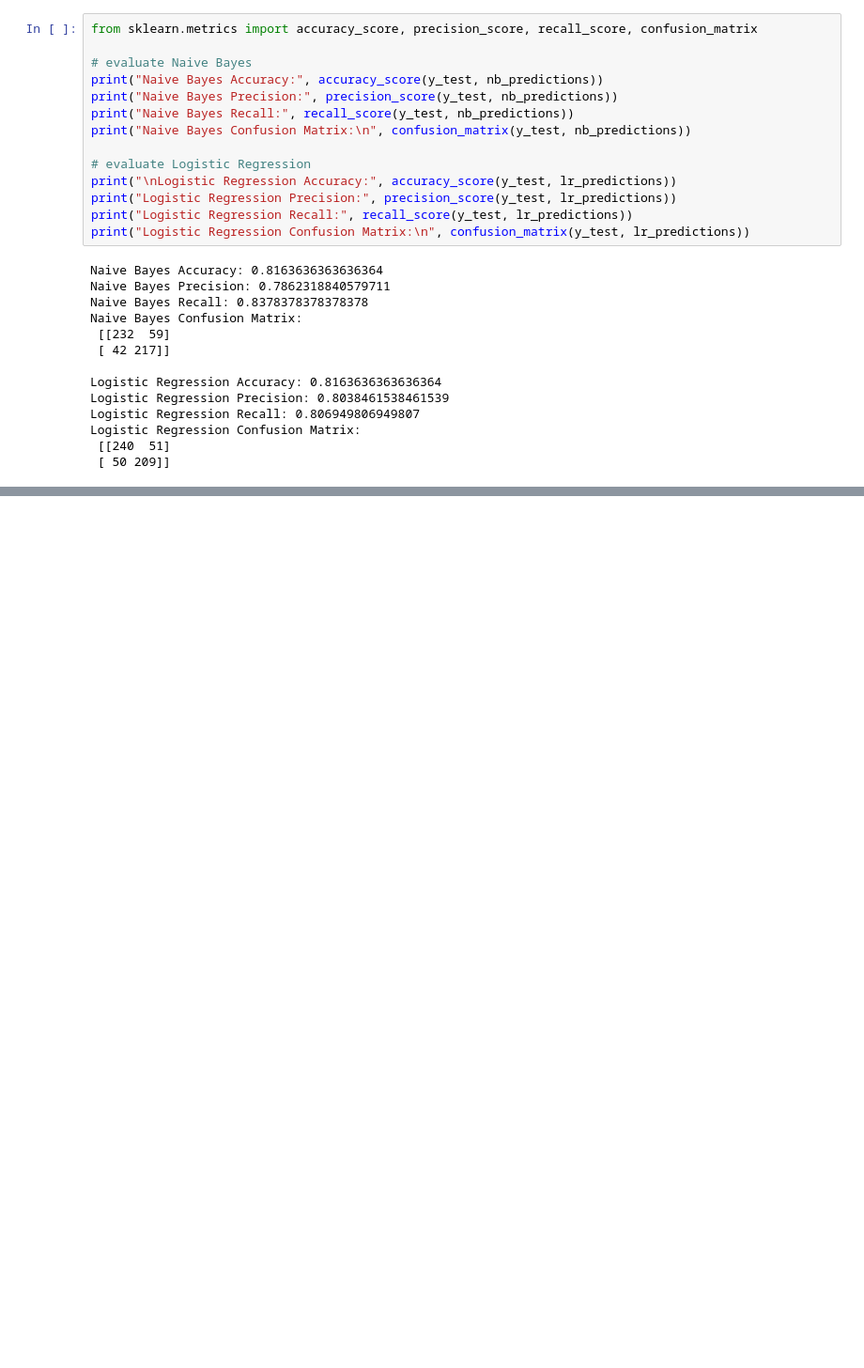
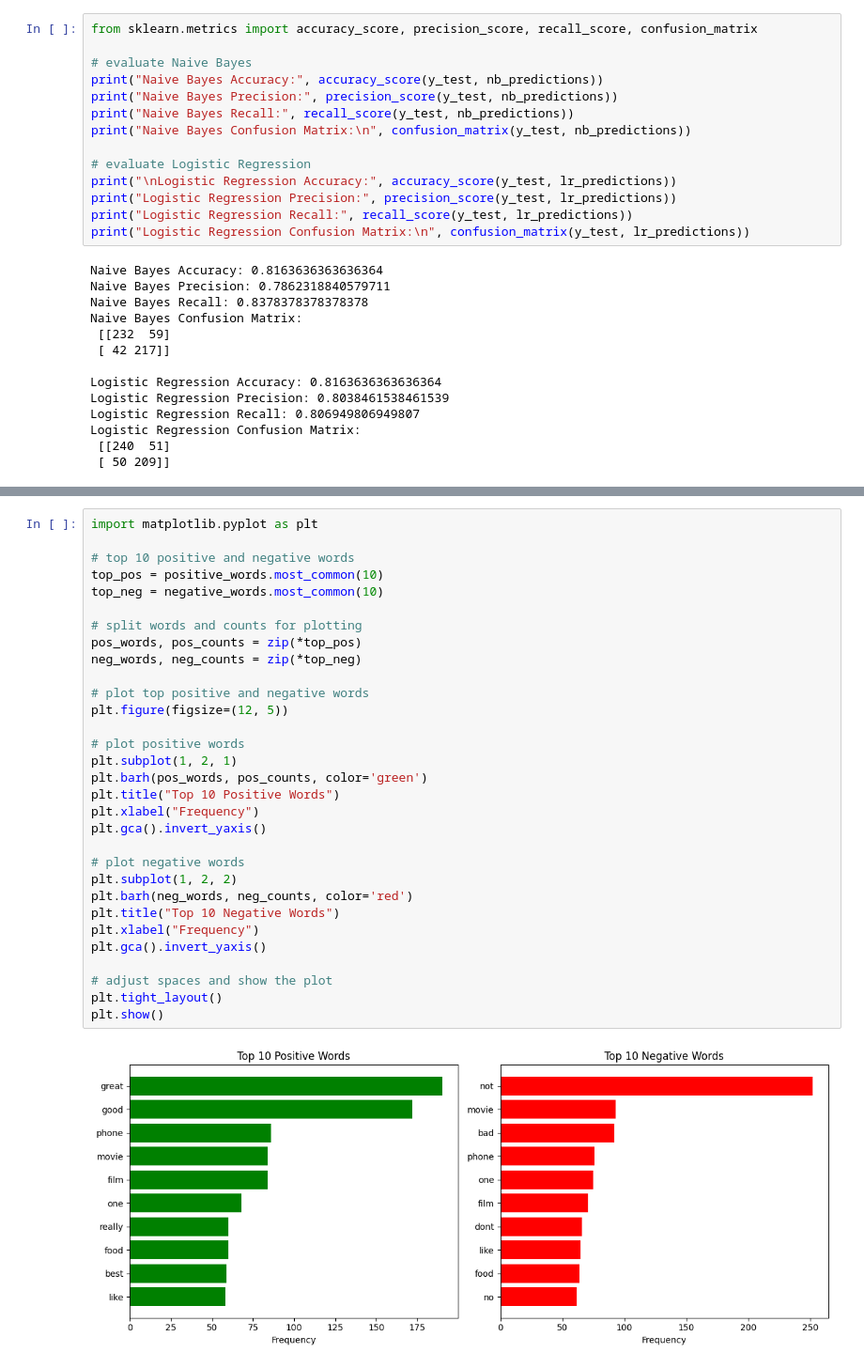
Before and after one commit to customerdelightgroup/customerdelight, a Jupyter notebook: v2_delighting_the_customer.ipynb, the cells around one changed output, grey strips where cells are left out. Shown at 94% size. Saved outputs shown, nothing was run; the diff lists cells and outputs as text; blank space fills up the shorter version.

```diff
--- a/v2_delighting_the_customer.ipynb
+++ b/v2_delighting_the_customer.ipynb
@@ -245,0 +521,33 @@ Both models have the same accuracy (0.816)
+# %%
+import matplotlib.pyplot as plt
+
+# top 10 positive and negative words
+top_pos = positive_words.most_common(10)
+top_neg = negative_words.most_common(10)
+
+# split words and counts for plotting
+pos_words, pos_counts = zip(*top_pos)
+neg_words, neg_counts = zip(*top_neg)
+
+# plot top positive and negative words
+plt.figure(figsize=(12, 5))
+
+# plot positive words
+plt.subplot(1, 2, 1)
+plt.barh(pos_words, pos_counts, color='green')
+plt.title("Top 10 Positive Words")
+plt.xlabel("Frequency")
+plt.gca().invert_yaxis()
+
+# plot negative words
+plt.subplot(1, 2, 2)
+plt.barh(neg_words, neg_counts, color='red')
+plt.title("Top 10 Negative Words")
+plt.xlabel("Frequency")
+plt.gca().invert_yaxis()
+
+# adjust spaces and show the plot
+plt.tight_layout()
+plt.show()
+# %% [output]
+[figure, added]
```
Also changed, not shown: parts of 38 cells of this notebook.
